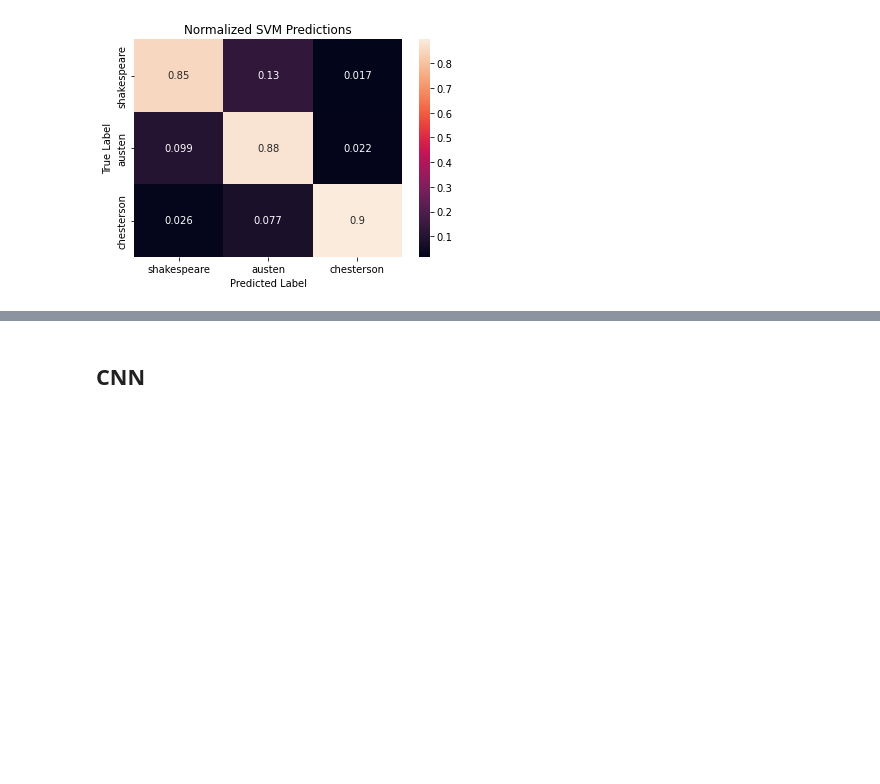
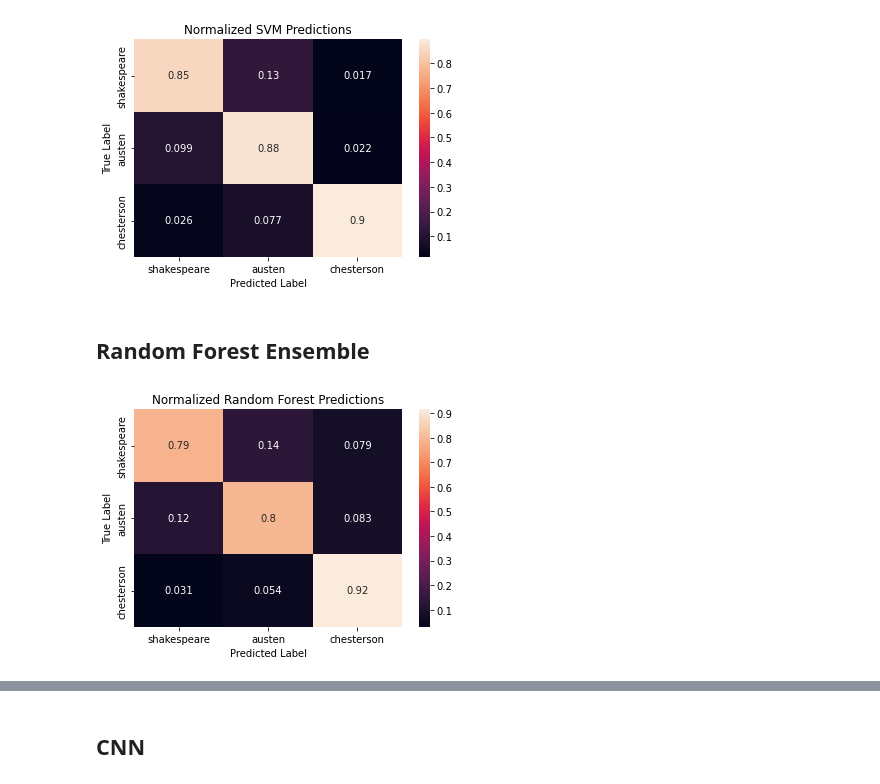
Before and after one commit to robert-chatterton/authorship-attribution, a Jupyter notebook: authorship_attribution.ipynb, the cells around one changed output, grey strips where cells are left out. Drawn from its saved outputs; the diff is of its cells as text; code cells hidden in the pictures; blank space fills up the shorter version.

Commit message:
base models working

```diff
--- a/authorship_attribution.ipynb
+++ b/authorship_attribution.ipynb
@@ -374,3 +377,6 @@ svc_model.fit(words_train, y_train)
 SVC(C=1, kernel='linear')
 # %% [markdown]
 ## Random Forest Ensemble
+# %%
+rf_model = RandomForestClassifier(n_estimators=100, criterion='gini')
+rf_model.fit(words_train, y_train)
@@ -506,3 +519,11 @@ cm = confusion_matrix(y_test, predictions)
 plot_confusion_matrix(cm, classes=['shakespeare', 'austen', 'chesterson'], title='Normalized SVM Predictions')
 # %% [output]
 [figure]
+# %% [markdown]
+## Random Forest Ensemble
+# %%
+predictions = rf_model.predict(words_test)
+cm = confusion_matrix(y_test, predictions)
+plot_confusion_matrix(cm, classes=['shakespeare', 'austen', 'chesterson'], title='Normalized Random Forest Predictions')
+# %% [output]
+[figure, added]
```
Also changed, not shown: parts of 6 cells of this notebook.
